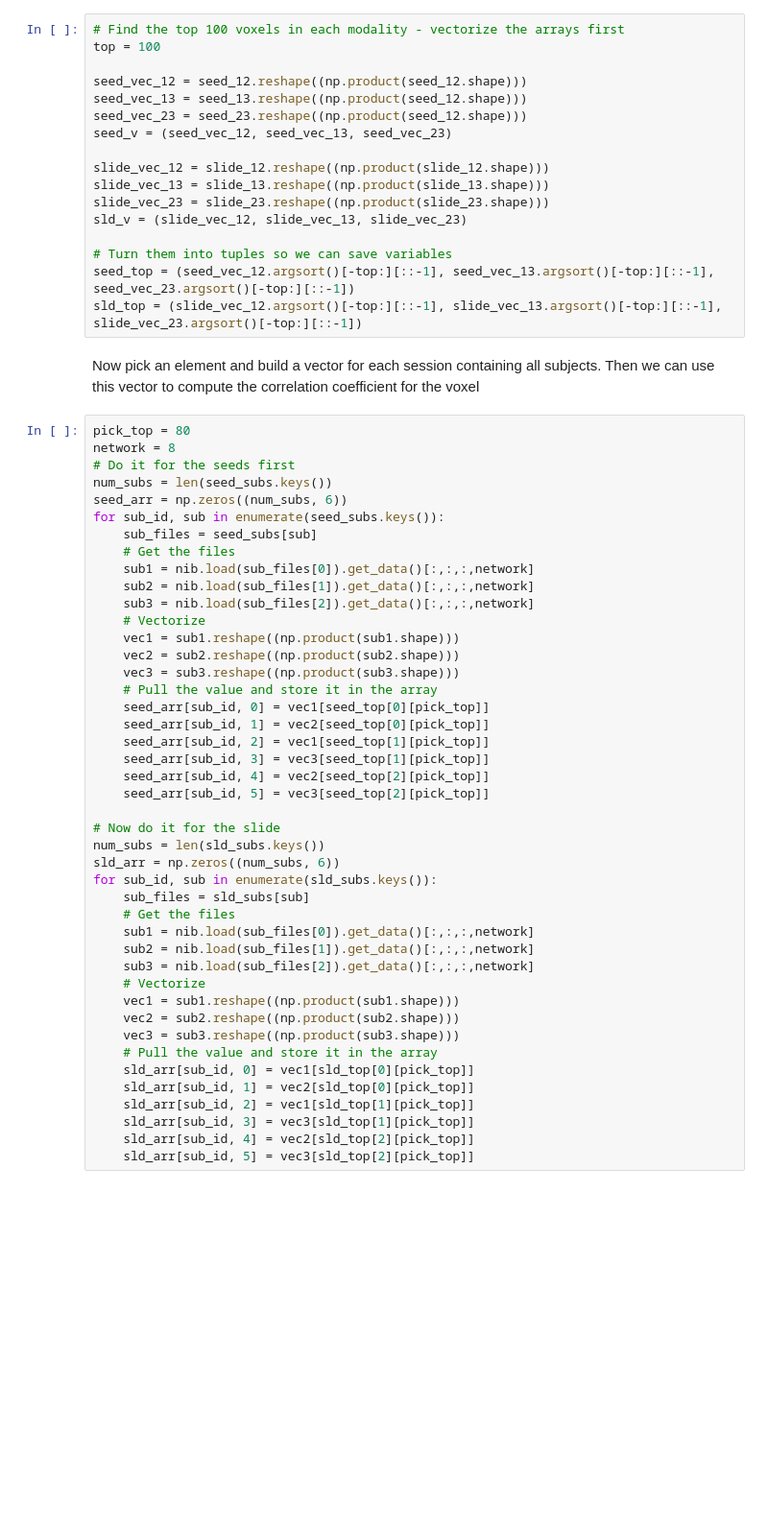
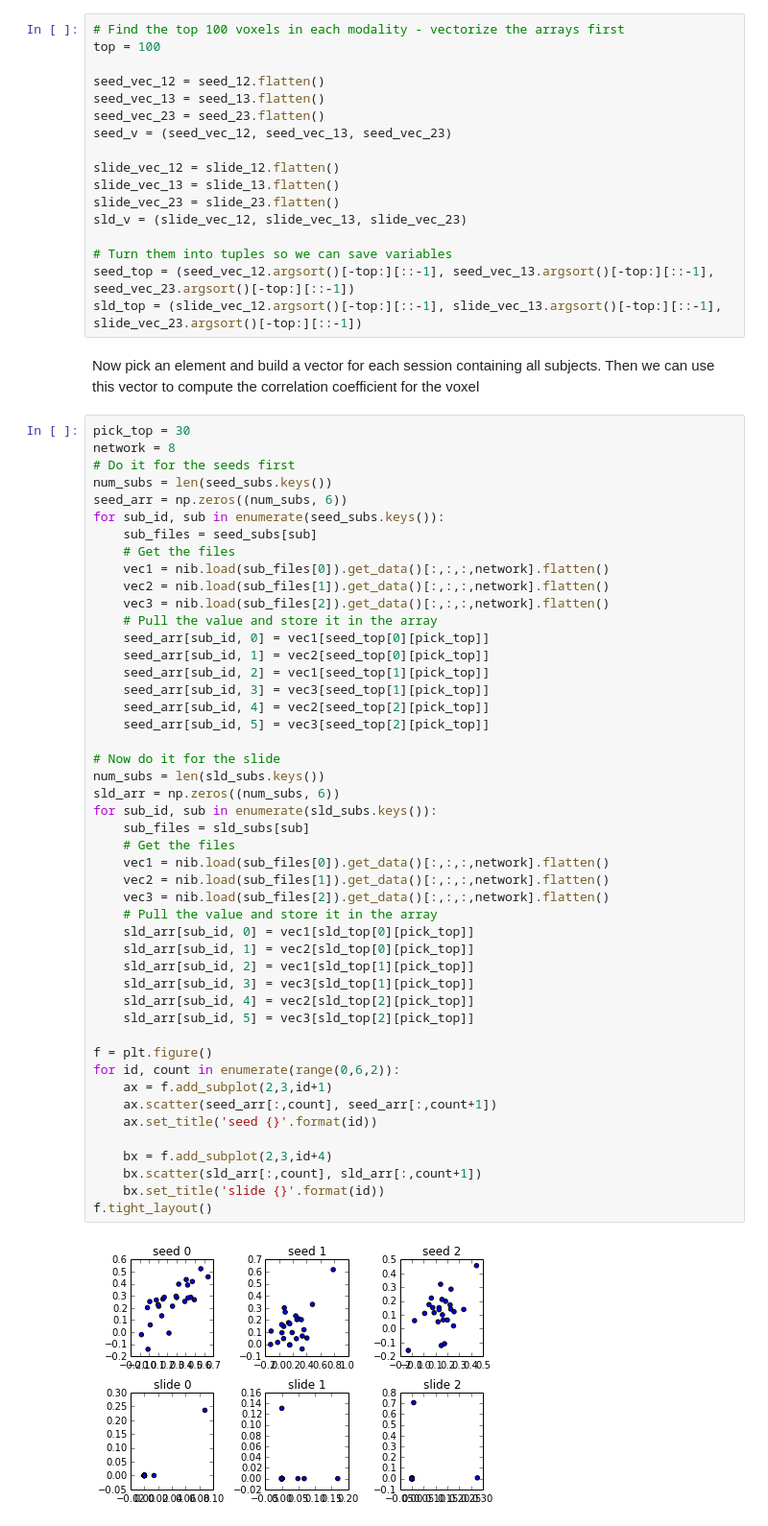
Before and after one commit to surchs/Logbooks, a Jupyter notebook: 08_18_14.ipynb, the cells around one changed output. Shown at 96% size. Cells and saved outputs as stored; diff of their text form; blank space fills up the shorter version.

```diff
--- a/08_18_14.ipynb
+++ b/08_18_14.ipynb
@@ -113,14 +113,14 @@ for in_file in seed_files:
 # Find the top 100 voxels in each modality - vectorize the arrays first
 top = 100
 
-seed_vec_12 = seed_12.reshape((np.product(seed_12.shape)))
-seed_vec_13 = seed_13.reshape((np.product(seed_12.shape)))
-seed_vec_23 = seed_23.reshape((np.product(seed_12.shape)))
+seed_vec_12 = seed_12.flatten()
+seed_vec_13 = seed_13.flatten()
+seed_vec_23 = seed_23.flatten()
 seed_v = (seed_vec_12, seed_vec_13, seed_vec_23)
 
-slide_vec_12 = slide_12.reshape((np.product(slide_12.shape)))
-slide_vec_13 = slide_13.reshape((np.product(slide_13.shape)))
-slide_vec_23 = slide_23.reshape((np.product(slide_23.shape)))
+slide_vec_12 = slide_12.flatten()
+slide_vec_13 = slide_13.flatten()
+slide_vec_23 = slide_23.flatten()
 sld_v = (slide_vec_12, slide_vec_13, slide_vec_23)
 
 # Turn them into tuples so we can save variables
@@ -129,46 +129,51 @@ sld_top = (slide_vec_12.argsort()[-top:][::-1], slide_vec_13.argsort()[-top:][::
 # %% [markdown]
 Now pick an element and build a vector for each session containing all subjects. Then we can use this vector to compute the correlation coefficient for the voxel
 # %%
-pick_top = 80
+pick_top = 30
 network = 8
 # Do it for the seeds first
 num_subs = len(seed_subs.keys())
 seed_arr = np.zeros((num_subs, 6))
 for sub_id, sub in enumerate(seed_subs.keys()):
     sub_files = seed_subs[sub]
     # Get the files
-    sub1 = nib.load(sub_files[0]).get_data()[:,:,:,network]
-    sub2 = nib.load(sub_files[1]).get_data()[:,:,:,network]
-    sub3 = nib.load(sub_files[2]).get_data()[:,:,:,network]
-    # Vectorize
-    vec1 = sub1.reshape((np.product(sub1.shape)))
-    vec2 = sub2.reshape((np.product(sub2.shape)))
-    vec3 = sub3.reshape((np.product(sub3.shape)))
+    vec1 = nib.load(sub_files[0]).get_data()[:,:,:,network].flatten()
+    vec2 = nib.load(sub_files[1]).get_data()[:,:,:,network].flatten()
+    vec3 = nib.load(sub_files[2]).get_data()[:,:,:,network].flatten()
     # Pull the value and store it in the array
     seed_arr[sub_id, 0] = vec1[seed_top[0][pick_top]]
     seed_arr[sub_id, 1] = vec2[seed_top[0][pick_top]]
     seed_arr[sub_id, 2] = vec1[seed_top[1][pick_top]]
     seed_arr[sub_id, 3] = vec3[seed_top[1][pick_top]]
     seed_arr[sub_id, 4] = vec2[seed_top[2][pick_top]]
     seed_arr[sub_id, 5] = vec3[seed_top[2][pick_top]]
 
 # Now do it for the slide
 num_subs = len(sld_subs.keys())
 sld_arr = np.zeros((num_subs, 6))
 for sub_id, sub in enumerate(sld_subs.keys()):
     sub_files = sld_subs[sub]
     # Get the files
-    sub1 = nib.load(sub_files[0]).get_data()[:,:,:,network]
-    sub2 = nib.load(sub_files[1]).get_data()[:,:,:,network]
-    sub3 = nib.load(sub_files[2]).get_data()[:,:,:,network]
-    # Vectorize
-    vec1 = sub1.reshape((np.product(sub1.shape)))
-    vec2 = sub2.reshape((np.product(sub2.shape)))
-    vec3 = sub3.reshape((np.product(sub3.shape)))
+    vec1 = nib.load(sub_files[0]).get_data()[:,:,:,network].flatten()
+    vec2 = nib.load(sub_files[1]).get_data()[:,:,:,network].flatten()
+    vec3 = nib.load(sub_files[2]).get_data()[:,:,:,network].flatten()
     # Pull the value and store it in the array
     sld_arr[sub_id, 0] = vec1[sld_top[0][pick_top]]
     sld_arr[sub_id, 1] = vec2[sld_top[0][pick_top]]
     sld_arr[sub_id, 2] = vec1[sld_top[1][pick_top]]
     sld_arr[sub_id, 3] = vec3[sld_top[1][pick_top]]
     sld_arr[sub_id, 4] = vec2[sld_top[2][pick_top]]
     sld_arr[sub_id, 5] = vec3[sld_top[2][pick_top]]
+
+f = plt.figure()
+for id, count in enumerate(range(0,6,2)):
+    ax = f.add_subplot(2,3,id+1)
+    ax.scatter(seed_arr[:,count], seed_arr[:,count+1])
+    ax.set_title('seed {}'.format(id))
+
+    bx = f.add_subplot(2,3,id+4)
+    bx.scatter(sld_arr[:,count], sld_arr[:,count+1])
+    bx.set_title('slide {}'.format(id))
+f.tight_layout()
+# %% [output]
+[figure, added]
```
Also changed, not shown: parts of 6 cells of this notebook, 1 other file.
